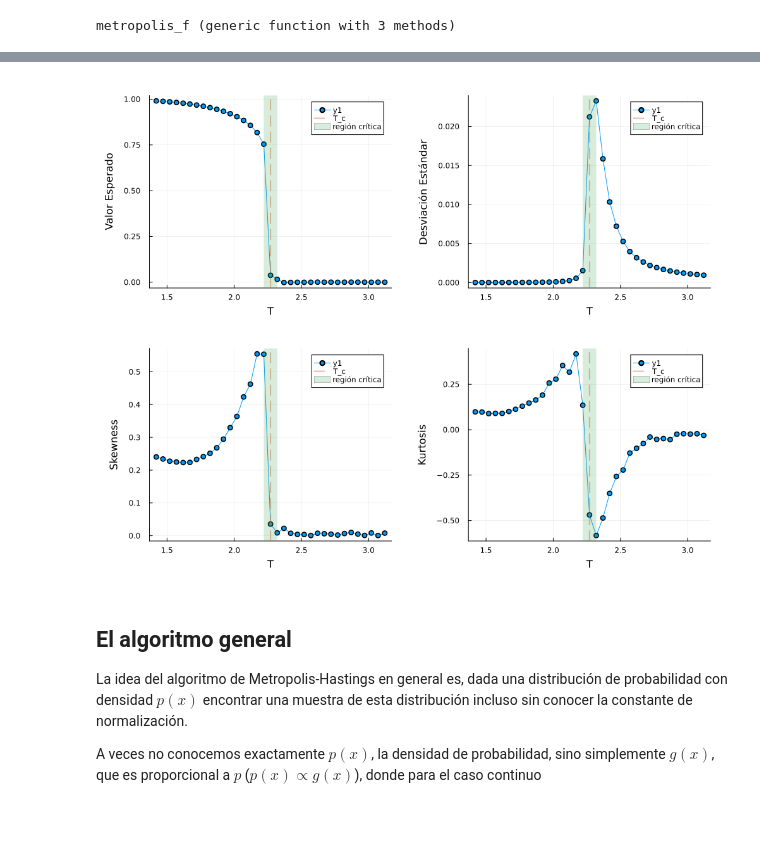
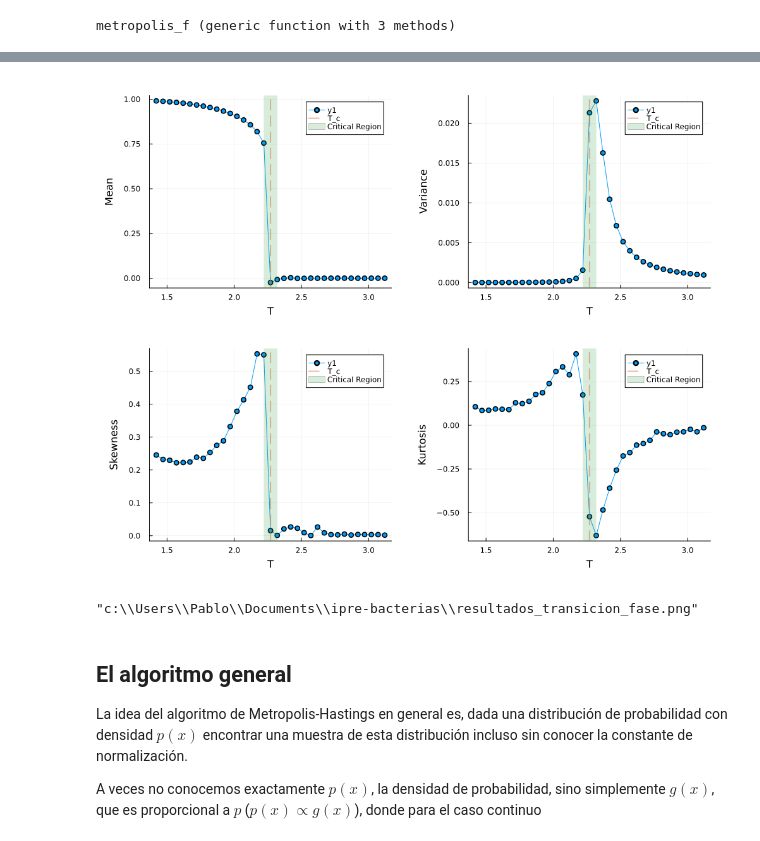
Before and after one commit to Elespiner/ipre-bacterias, a Jupyter notebook: metropolis_algorithm.ipynb, the cells around one changed output, grey strips where cells are left out. Drawn from its saved outputs; the diff is of its cells as text; code cells hidden in the pictures.

Commit message:
image update

```diff
--- a/metropolis_algorithm.ipynb
+++ b/metropolis_algorithm.ipynb
@@ -44,7 +44,7 @@ function get_energy(lattice, J=1)
     N, M = size(lattice)
     energy = 0.0
 
-    for i in 1:N
+    @inbounds @simd for i in 1:N
         for j in 1:M
             neighbors = 0
 
@@ -280,21 +280,26 @@ metropolis_f (generic function with 3 methods)
 using Statistics
 using StatsBase
 
-function get_magnetization_sim(lattice_unif, lattice_rand, Ts, iter, sims, crit_temp)
+function get_magnetization_sim(lattice_unif::Matrix{<:Real},
+                                lattice_rand::Matrix{<:Real},
+                                Ts::AbstractVector{<:Real},
+                                iter::Int,
+                                sims::Int,
+                                crit_temp::Real)
     N, M = size(lattice_unif)
     num_Ts = length(Ts)
-    mag_means = zeros(num_Ts)
-    mag_stds  = zeros(num_Ts)
-    mag_skew  = zeros(num_Ts)
-    mag_kurt  = zeros(num_Ts)
+    mag_means = zeros(Float64, num_Ts)
+    mag_stds  = zeros(Float64, num_Ts)
+    mag_skew  = zeros(Float64, num_Ts)
+    mag_kurt  = zeros(Float64, num_Ts)
 
     n_spins = N * M
 
     for (i, T) in enumerate(Ts) # Recorremos cada temperatura
-        ens_means = zeros(sims)
-        ens_vars  = zeros(sims)
-        ens_skew  = zeros(sims)
-        ens_kurt  = zeros(sims)
+        ens_means = zeros(Float64, sims)
+        ens_vars  = zeros(Float64, sims)
+        ens_skew  = zeros(Float64, sims)
+        ens_kurt  = zeros(Float64, sims)
 
         for s in 1:sims # para cada temperatura repetimos sims veces
 
@@ -305,10 +310,10 @@ function get_magnetization_sim(lattice_unif, lattice_rand, Ts, iter, sims, crit_
             spins = metropolis_f(current_lattice, n_spins * iter, T, current_energy)
 
             # Tomamos 1 muestra por cada paso Monte Carlo (cada N*M intentos)
-            mag_time_series = spins[n_spins:n_spins:end] ./ n_spins
+            @views mag_time_series = spins[n_spins:n_spins:end] ./ n_spins
 
             # Descartamos las primeras 1000 iteraciones
-            stationary_series = mag_time_series[(1000 + 1):end]
+            @views stationary_series = mag_time_series[(1000 + 1):end]
 
             # Si T < Tc y la magnetización promedio cayó en -1, invertimos el signo
             #if T < crit_temp && mean(stationary_series) < 0
@@ -350,22 +355,28 @@ mag_means, mag_stds, mag_skew, mag_kurt = get_magnetization_sim(lattice_unif, la
 # %%
 using Plots.PlotMeasures
 
-p1 = plot(Ts, mag_means, xlabel="T", ylabel="Valor Esperado", marker=:circle)
+p1 = plot(Ts, mag_means, xlabel="T", ylabel="Mean", marker=:circle)
 vline!([2.27], label="T_c", linewidth=2, linestyle=:dash, opacity=0.5)
-vspan!([2.22, 2.32], opacity=0.2, label="región crítica")
-p2 = plot(Ts, mag_stds, xlabel="T", ylabel="Desviación Estándar", marker=:circle)
+vspan!([2.22, 2.32], opacity=0.2, label="Critical Region")
+p2 = plot(Ts, mag_stds, xlabel="T", ylabel="Variance", marker=:circle)
 vline!([2.27], label="T_c", linewidth=2, linestyle=:dash, opacity=0.5)
-vspan!([2.22, 2.32], opacity=0.2, label="región crítica")
+vspan!([2.22, 2.32], opacity=0.2, label="Critical Region")
 p3 = plot(Ts, abs.(mag_skew), xlabel="T", ylabel="Skewness", marker=:circle)
 vline!([2.27], label="T_c", linewidth=2, linestyle=:dash, opacity=0.5)
-vspan!([2.22, 2.32], opacity=0.2, label="región crítica")
+vspan!([2.22, 2.32], opacity=0.2, label="Critical Region")
 p4 = plot(Ts, mag_kurt, xlabel="T", ylabel="Kurtosis", marker=:circle)
 vline!([2.27], label="T_c", linewidth=2, linestyle=:dash, opacity=0.5)
-vspan!([2.22, 2.32], opacity=0.2, label="región crítica")
+vspan!([2.22, 2.32], opacity=0.2, label="Critical Region")
 
 plot(p1, p2, p3, p4, layout=(2, 2), size=(1000, 800), margin=5mm)
 # %% [output]
-[figure, old version]
+[figure, new version]
+# %%
+p_final = plot(p1, p2, p3, p4, layout=(2, 2), size=(1000, 800), margin=5mm, dpi=300)
+savefig(p_final, "resultados_transicion_fase.pdf")
+savefig(p_final, "resultados_transicion_fase.png")
+# %% [output]
+"c:\\Users\\Pablo\\Documents\\ipre-bacterias\\resultados_transicion_fase.png"
 # %% [markdown]
 ## El algoritmo general
 
```
Also changed, not shown: parts of 8 cells of this notebook, 2 other files.
